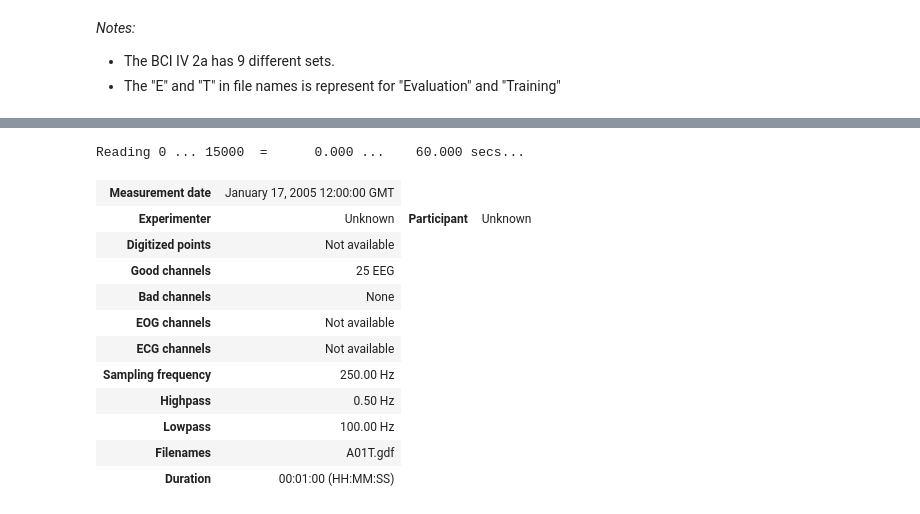
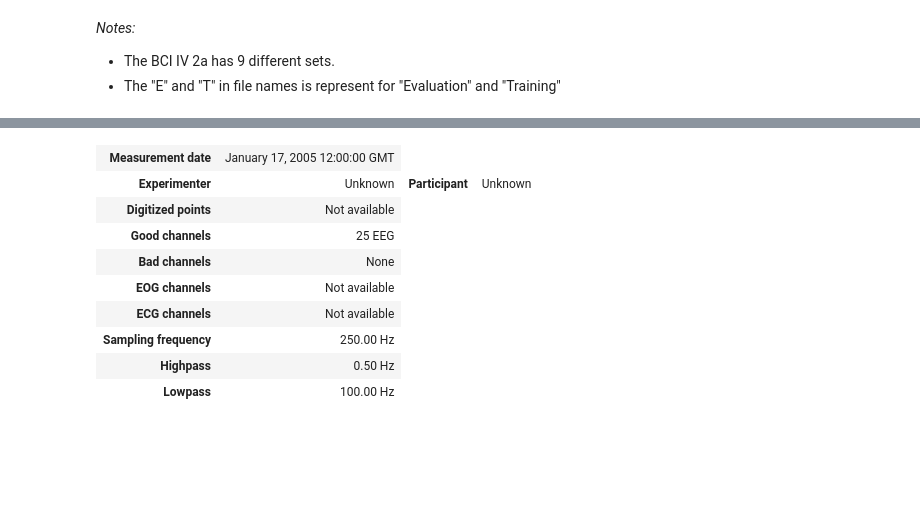
Before and after one commit to VR-BCI-Application-Team/eeg-motor-imagery, a Jupyter notebook: data-visualization.ipynb, the cells around one changed output, grey strips where cells are left out. Cells and saved outputs as stored; diff of their text form; code cells hidden in the pictures; blank space fills up the shorter version.

```diff
--- a/data-visualization.ipynb
+++ b/data-visualization.ipynb
@@ -73,16 +22,0 @@ df
-# %%
-tmp_raw.crop(tmax=60).load_data()
-# %% [output]
-Reading 0 ... 15000  =      0.000 ...    60.000 secs...
-| Measurement date | January 17, 2005 12:00:00 GMT |
-| Experimenter | Unknown | Participant | Unknown |
-| Digitized points | Not available |
-| Good channels | 25 EEG |
-| Bad channels | None |
-| EOG channels | Not available |
-| ECG channels | Not available |
-| Sampling frequency | 250.00 Hz |
-| Highpass | 0.50 Hz |
-| Lowpass | 100.00 Hz |
-| Filenames | A01T.gdf |
-| Duration | 00:01:00 (HH:MM:SS) |
@@ -93,0 +23,13 @@ my_annot = mne.Annotations(
+# %%
+raw.info
+# %% [output]
+| Measurement date | January 17, 2005 12:00:00 GMT |
+| Experimenter | Unknown | Participant | Unknown |
+| Digitized points | Not available |
+| Good channels | 25 EEG |
+| Bad channels | None |
+| EOG channels | Not available |
+| ECG channels | Not available |
+| Sampling frequency | 250.00 Hz |
+| Highpass | 0.50 Hz |
+| Lowpass | 100.00 Hz |
```
Also changed, not shown: parts of 12 cells of this notebook, 21 other files.
